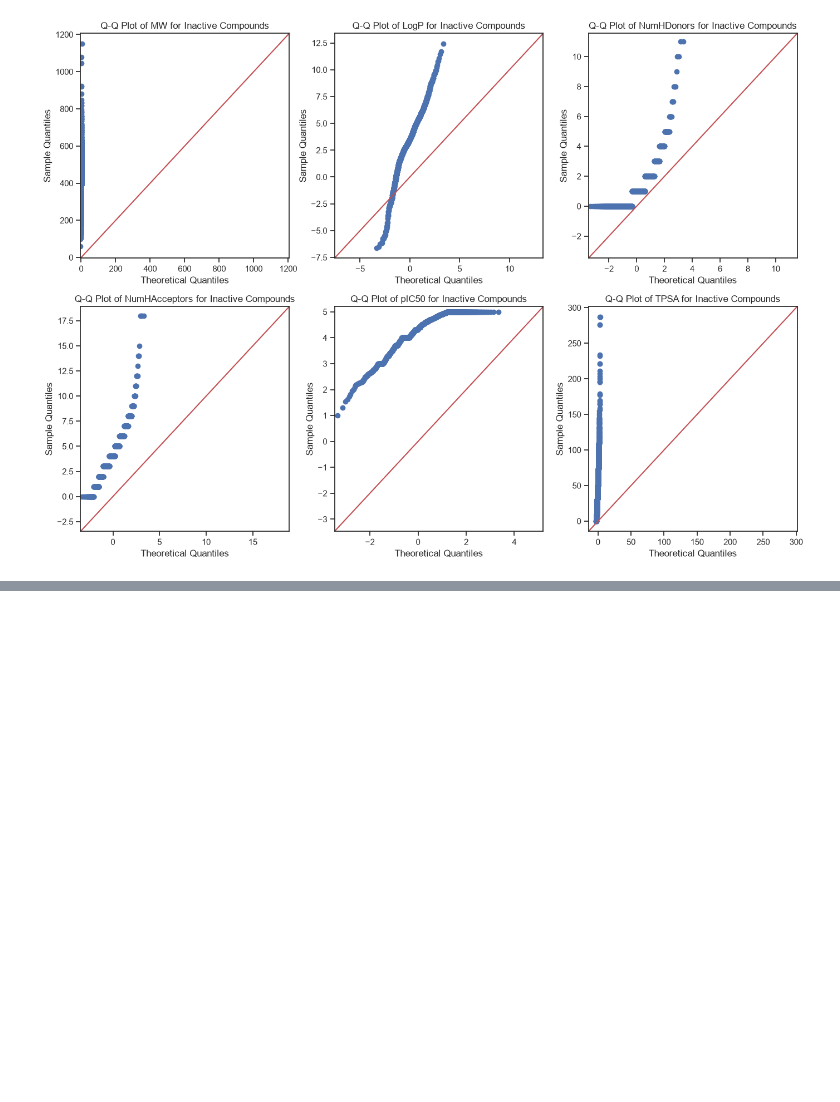
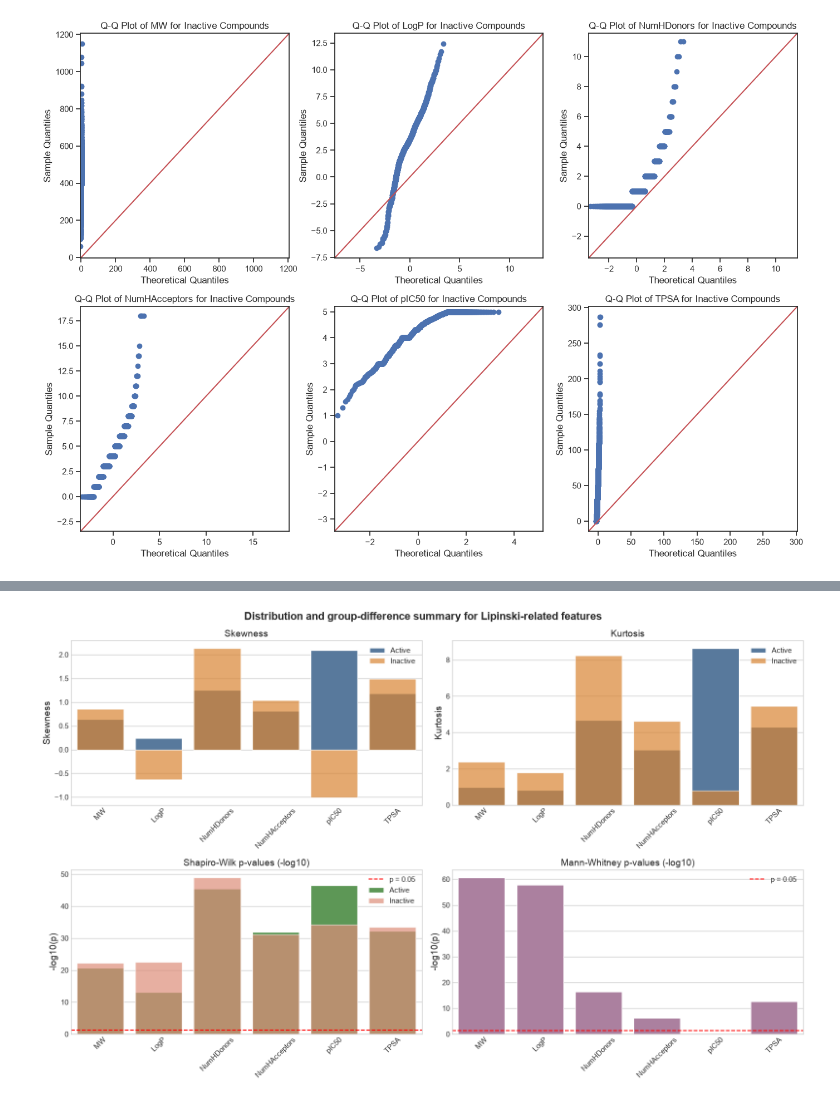
Before and after one commit to dsgeof/bio, a Jupyter notebook: bio2_acetylcholinesterase.ipynb, the cells around one changed output, grey strips where cells are left out. Saved outputs shown, nothing was run; the diff lists cells and outputs as text; code cells hidden in the pictures; blank space fills up the shorter version.

Commit message:
Add Shapiro and Mann Whitney summary visualisations

```diff
--- a/bio2_acetylcholinesterase.ipynb
+++ b/bio2_acetylcholinesterase.ipynb
@@ -391,0 +417,80 @@ plt.show()
+# %%
+import scipy.stats as stats
+
+features = ['MW', 'LogP', 'NumHDonors', 'NumHAcceptors', 'pIC50', 'TPSA']
+active = df3[df3['class'] == 'active']
+inactive = df3[df3['class'] == 'inactive']
+
+rows = []
+
+for feat in features:
+    a = active[feat].dropna()
+    i = inactive[feat].dropna()
+
+    a_skew = a.skew() if len(a) > 2 else np.nan
+    i_skew = i.skew() if len(i) > 2 else np.nan
+    a_kurt = a.kurt() if len(a) > 3 else np.nan
+    i_kurt = i.kurt() if len(i) > 3 else np.nan
+
+    a_shapiro_p = stats.shapiro(a).pvalue if len(a) >= 3 else np.nan
+    i_shapiro_p = stats.shapiro(i).pvalue if len(i) >= 3 else np.nan
+
+    _, mw_p = stats.mannwhitneyu(a, i, alternative='two-sided') if len(a) >= 1 and len(i) >= 1 else (np.nan, np.nan)
+
+    rows.append({
+        'feature': feat,
+        'active_skew': a_skew,
+        'inactive_skew': i_skew,
+        'active_kurt': a_kurt,
+        'inactive_kurt': i_kurt,
+        'active_shapiro_p': a_shapiro_p,
+        'inactive_shapiro_p': i_shapiro_p,
+        'mannwhitney_p': mw_p
+    })
+
+summary = pd.DataFrame(rows)
+
+summary['active_shapiro_neglog10'] = -np.log10(summary['active_shapiro_p'].replace(0, np.nan))
+summary['inactive_shapiro_neglog10'] = -np.log10(summary['inactive_shapiro_p'].replace(0, np.nan))
+summary['mannwhitney_neglog10'] = -np.log10(summary['mannwhitney_p'].replace(0, np.nan))
+
+plt.style.use('seaborn-v0_8-whitegrid')
+fig, axes = plt.subplots(2, 2, figsize=(16, 10))
+fig.suptitle('Distribution and group-difference summary for Lipinski-related features', fontsize=16, fontweight='bold')
+
+# Skewness
+sns.barplot(data=summary, x='feature', y='active_skew', color='#4C78A8', ax=axes[0, 0], label='Active')
+sns.barplot(data=summary, x='feature', y='inactive_skew', color='#F58518', alpha=0.7, ax=axes[0, 0], label='Inactive')
+axes[0, 0].set_title('Skewness')
+axes[0, 0].set_ylabel('Skewness')
+axes[0, 0].legend()
+
+# Kurtosis
+sns.barplot(data=summary, x='feature', y='active_kurt', color='#4C78A8', ax=axes[0, 1], label='Active')
+sns.barplot(data=summary, x='feature', y='inactive_kurt', color='#F58518', alpha=0.7, ax=axes[0, 1], label='Inactive')
+axes[0, 1].set_title('Kurtosis')
+axes[0, 1].set_ylabel('Kurtosis')
+
+# Shapiro-Wilk p-values
+sns.barplot(data=summary, x='feature', y='active_shapiro_neglog10', color='#54A24B', ax=axes[1, 0], label='Active')
+sns.barplot(data=summary, x='feature', y='inactive_shapiro_neglog10', color='#EE846A', alpha=0.7, ax=axes[1, 0], label='Inactive')
+axes[1, 0].axhline(-np.log10(0.05), color='red', linestyle='--', label='p = 0.05')
+axes[1, 0].set_title('Shapiro-Wilk p-values (-log10)')
+axes[1, 0].set_ylabel('-log10(p)')
+axes[1, 0].legend()
+
+# Mann-Whitney p-values
+sns.barplot(data=summary, x='feature', y='mannwhitney_neglog10', color='#B279A2', ax=axes[1, 1])
+axes[1, 1].axhline(-np.log10(0.05), color='red', linestyle='--', label='p = 0.05')
+axes[1, 1].set_title('Mann-Whitney p-values (-log10)')
+axes[1, 1].set_ylabel('-log10(p)')
+axes[1, 1].legend()
+
+for ax in axes.flatten():
+    ax.set_xlabel('')
+    ax.tick_params(axis='x', rotation=45)
+
+plt.tight_layout()
+plt.show()
+# %% [output]
+[figure, added]
```
Also changed, not shown: parts of 3 cells of this notebook.
